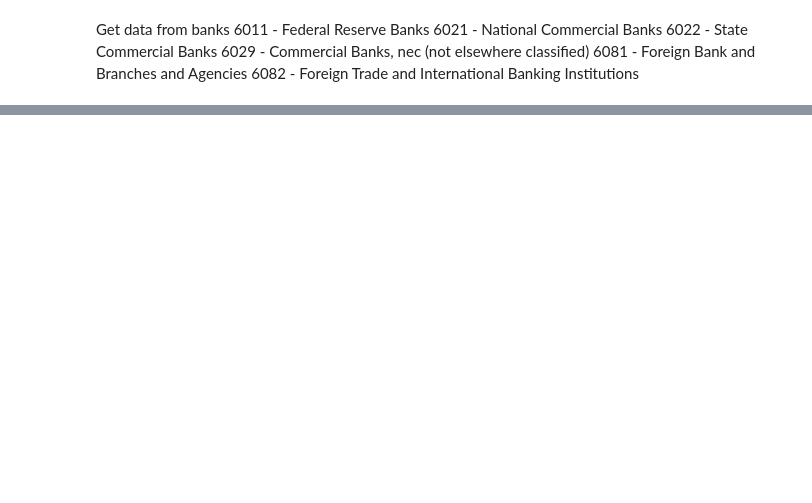
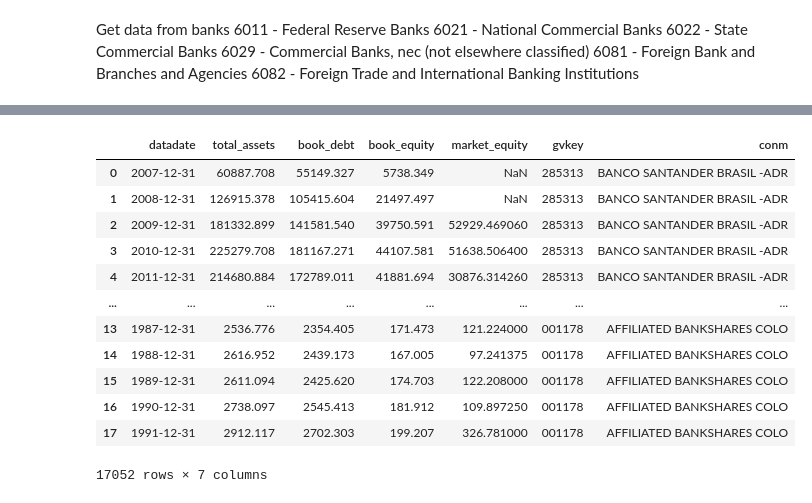
Before and after one commit to 1scarecrow1/intermediary-asset-pricing, a Jupyter notebook: src/Table02.ipynb, the cells around one changed output, grey strips where cells are left out. Cells and saved outputs as stored; diff of their text form; code cells hidden in the pictures; blank space fills up the shorter version.

```diff
--- a/src/Table02.ipynb
+++ b/src/Table02.ipynb
@@ -236,0 +342,16 @@ Series([], Name: conm, dtype: object)
+# %%
+banks
+# %% [output]
+|  | datadate | total_assets | book_debt | book_equity | market_equity | gvkey | conm |
+| 0 | 2007-12-31 | 60887.708 | 55149.327 | 5738.349 | NaN | 285313 | BANCO SANTANDER BRASIL -ADR |
+| 1 | 2008-12-31 | 126915.378 | 105415.604 | 21497.497 | NaN | 285313 | BANCO SANTANDER BRASIL -ADR |
+| 2 | 2009-12-31 | 181332.899 | 141581.540 | 39750.591 | 52929.469060 | 285313 | BANCO SANTANDER BRASIL -ADR |
+| 3 | 2010-12-31 | 225279.708 | 181167.271 | 44107.581 | 51638.506400 | 285313 | BANCO SANTANDER BRASIL -ADR |
+| 4 | 2011-12-31 | 214680.884 | 172789.011 | 41881.694 | 30876.314260 | 285313 | BANCO SANTANDER BRASIL -ADR |
+| ... | ... | ... | ... | ... | ... | ... | ... |
+| 13 | 1987-12-31 | 2536.776 | 2354.405 | 171.473 | 121.224000 | 001178 | AFFILIATED BANKSHARES COLO |
+| 14 | 1988-12-31 | 2616.952 | 2439.173 | 167.005 | 97.241375 | 001178 | AFFILIATED BANKSHARES COLO |
+| 15 | 1989-12-31 | 2611.094 | 2425.620 | 174.703 | 122.208000 | 001178 | AFFILIATED BANKSHARES COLO |
+| 16 | 1990-12-31 | 2738.097 | 2545.413 | 181.912 | 109.897250 | 001178 | AFFILIATED BANKSHARES COLO |
+| 17 | 1991-12-31 | 2912.117 | 2702.303 | 199.207 | 326.781000 | 001178 | AFFILIATED BANKSHARES COLO |
+17052 rows × 7 columns
```
Also changed, not shown: parts of 15 cells of this notebook.
